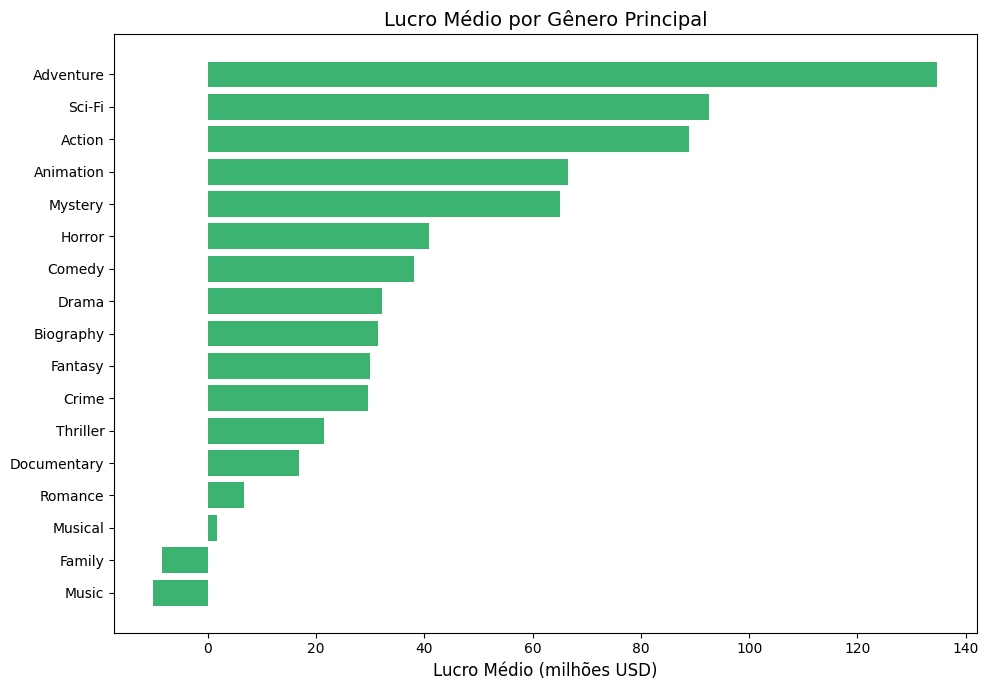
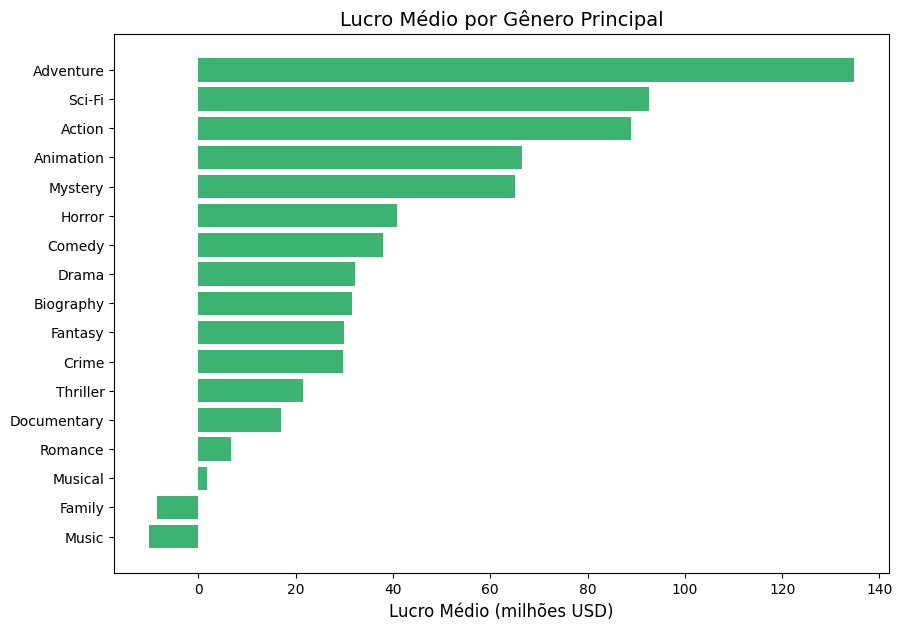
Unified diff of the notebook cell whose output changed from the first chart to the second:
--- before
+++ after
@@ -10,4 +10,3 @@
 plt.xlabel('Lucro Médio (milhões USD)', fontsize=12)
 plt.title('Lucro Médio por Gênero Principal', fontsize=14)
-plt.tight_layout()
 plt.show()

Commit: modificações nas visualizações